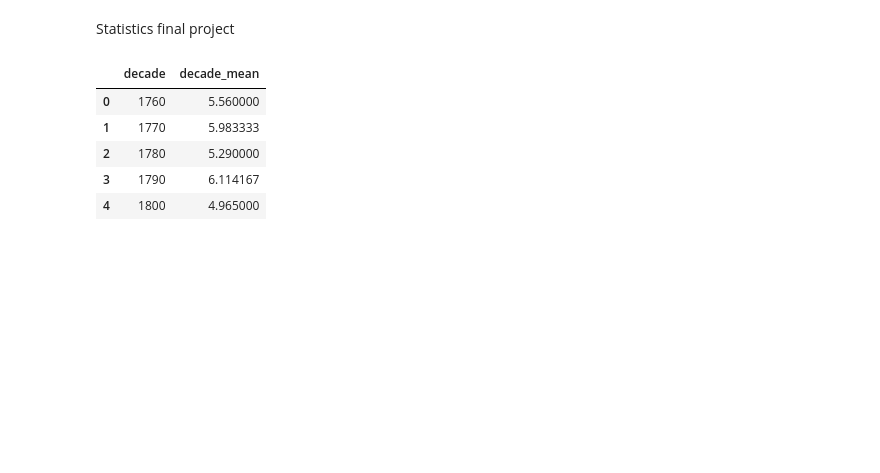
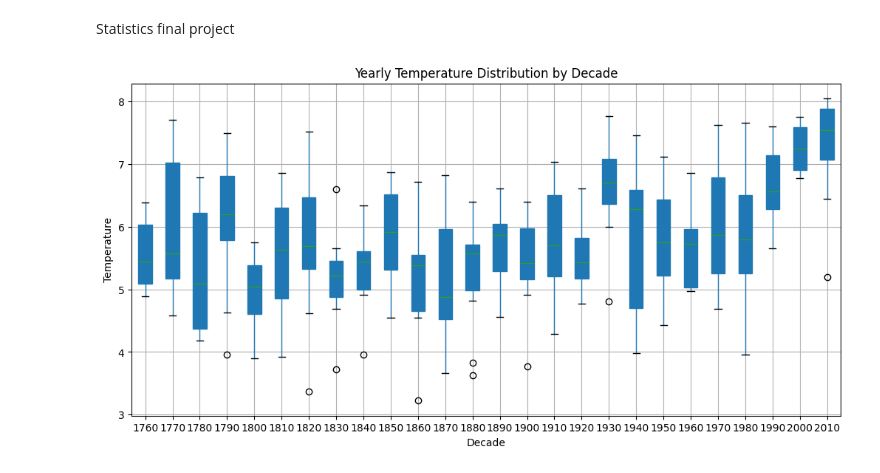
Before and after one commit to greymouse1/statistics, a Jupyter notebook: final_project.ipynb, the cells around one changed output. Drawn from its saved outputs; the diff is of its cells as text; code cells hidden in the pictures; blank space fills up the shorter version.

Commit message:
boxplots made

```diff
--- a/final_project.ipynb
+++ b/final_project.ipynb
@@ -141,13 +144,5 @@ df["decade"] = (df["year"]//10) * 10
 # Group values into new dataframe by year
 df_decade = df.groupby("decade").agg({"year_mean": "mean"}).reset_index()
 
+# Rename column name for decade means
 df_decade.rename(columns={"year_mean":"decade_mean"}, inplace=True)
-
-df_decade.head()
-# %% [output]
-|  | decade | decade_mean |
-| 0 | 1760 | 5.560000 |
-| 1 | 1770 | 5.983333 |
-| 2 | 1780 | 5.290000 |
-| 3 | 1790 | 6.114167 |
-| 4 | 1800 | 4.965000 |
@@ -153,0 +216,19 @@ df_decade.head()
+# %%
+# To check for years which could stand out for each individual decade, there has to be a box plot for
+# each of the decades
+# Create a figure with a specified size
+fig, ax = pyplot.subplots(figsize=(12, 6))  # Use the appropriate size here
+
+# Plot the boxplot for temperatures by decade
+df.boxplot(column='year_mean', by='decade', patch_artist=True, ax=ax)
+
+# Adding labels and title
+ax.set_title('Yearly Temperature Distribution by Decade')
+pyplot.suptitle('')  # Remove the default title generated by `boxplot()`
+ax.set_xlabel('Decade')
+ax.set_ylabel('Temperature')
+
+# Show the plot
+pyplot.show()
+# %% [output]
+[figure, added]
```
Also changed, not shown: parts of 5 cells of this notebook.
